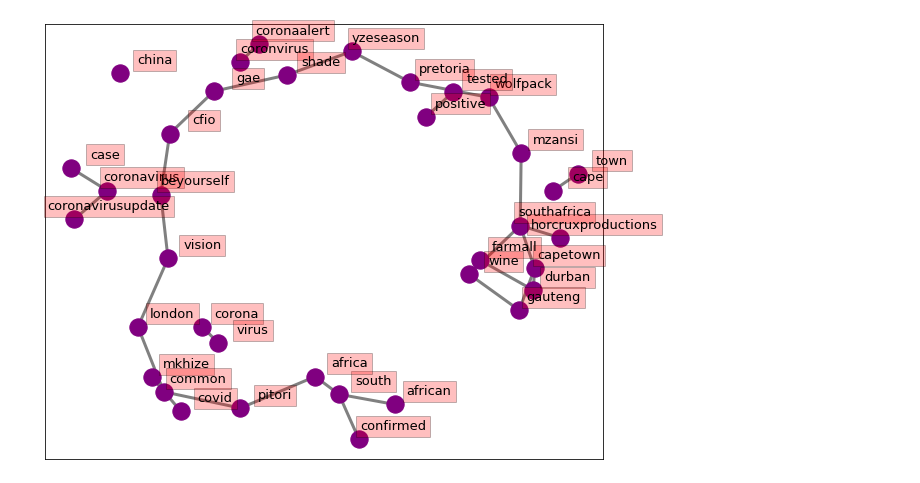
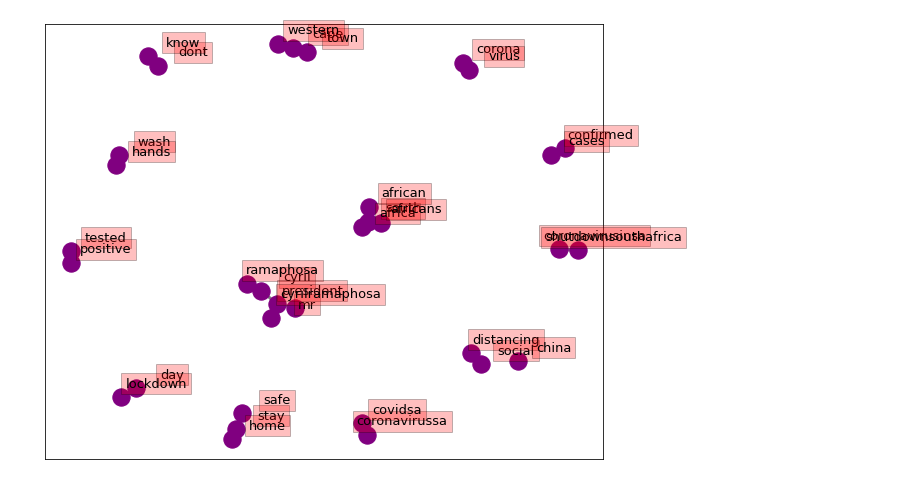
Before and after one commit to tomashege/research_project, a Jupyter notebook: Tomas/Analysis.ipynb, the cells around one changed output. Saved outputs shown, nothing was run; the diff lists cells and outputs as text; code cells hidden in the pictures.

```diff
--- a/Tomas/Analysis.ipynb
+++ b/Tomas/Analysis.ipynb
@@ -11,7 +11,7 @@ import networkx as nx
 import matplotlib.pyplot as plt
 # %%
 tweets = pd.read_pickle("March.pkl")
-tweets = tweets.head(1000)
+#tweets = tweets.head(1000)
 # %%
 terms_bigram = [list(bigrams(tweet)) for tweet in tweets['tokenised']]
 # %%
@@ -24,7 +24,7 @@ bigram_counts = collections.Counter(bigrams)
 
 #bigram_counts.most_common(20)
 # %%
-bigram_df = pd.DataFrame(bigram_counts.most_common(30),
+bigram_df = pd.DataFrame(bigram_counts.most_common(20),
                              columns=['bigram', 'count'])
 
-#bigram_df
+bigram_df
@@ -34,32 +52,32 @@ d = bigram_df.set_index('bigram').T.to_dict('records')
 # Create network plot
 G = nx.Graph()
 
 # Create connections between nodes
 for k, v in d[0].items():
     G.add_edge(k[0], k[1], weight=(v * 10))
 
 G.add_node("china", weight=100)
 fig, ax = plt.subplots(figsize=(10, 8))
 
 pos = nx.spring_layout(G, k=2)
 
 # Plot networks
 nx.draw_networkx(G, pos,
-                 font_size=16,
+                 font_size=10,
                  width=3,
                  edge_color='grey',
                  node_color='purple',
                  with_labels = False,
                  ax=ax)
 
 # Create offset labels
 for key, value in pos.items():
     x, y = value[0]+.135, value[1]+.045
     ax.text(x, y,
             s=key,
             bbox=dict(facecolor='red', alpha=0.25),
             horizontalalignment='center', fontsize=13)
 
 plt.show()
 # %% [output]
-[figure, old version]
+[figure, new version]
```
Also changed, not shown: parts of 1 cell of this notebook, 1 other file.
